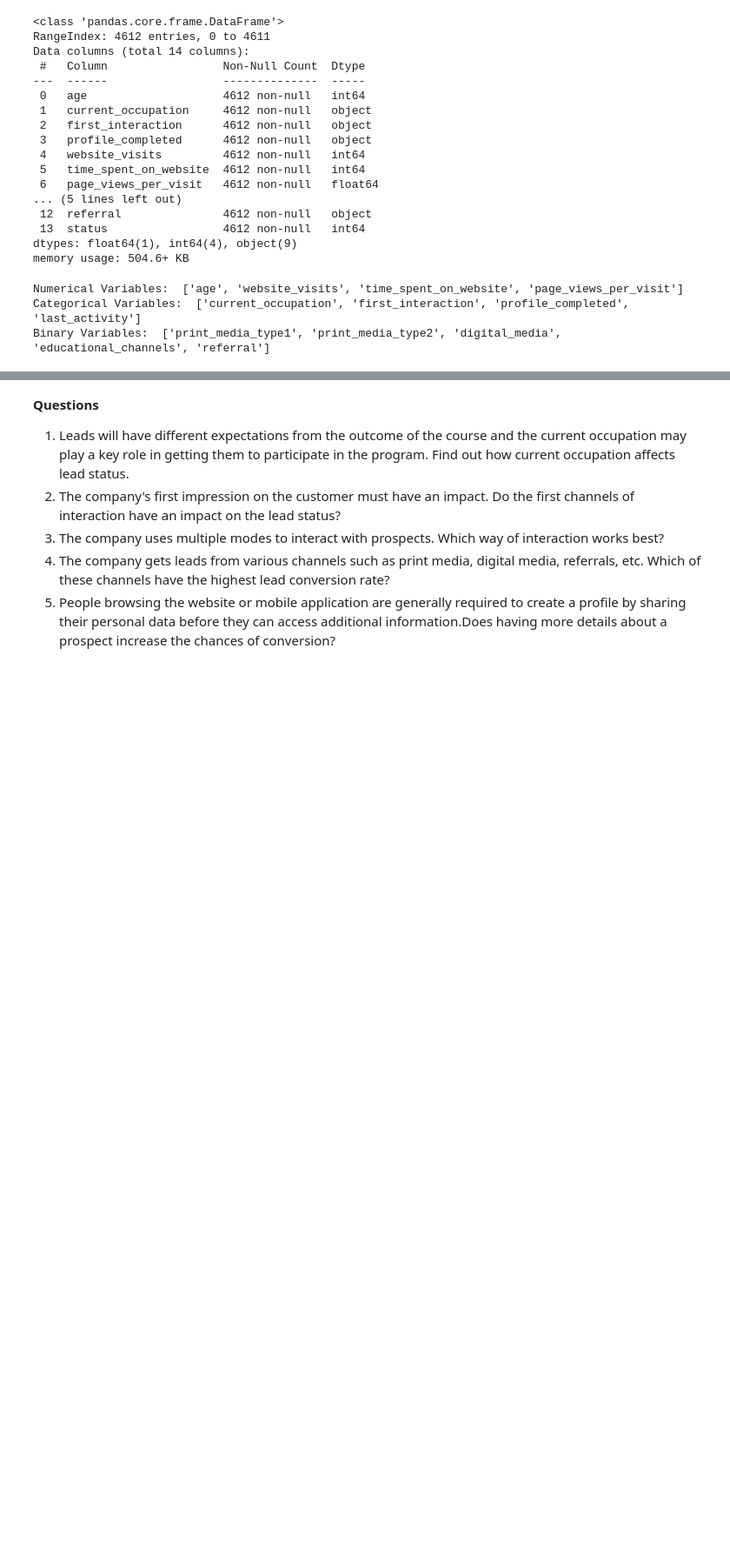
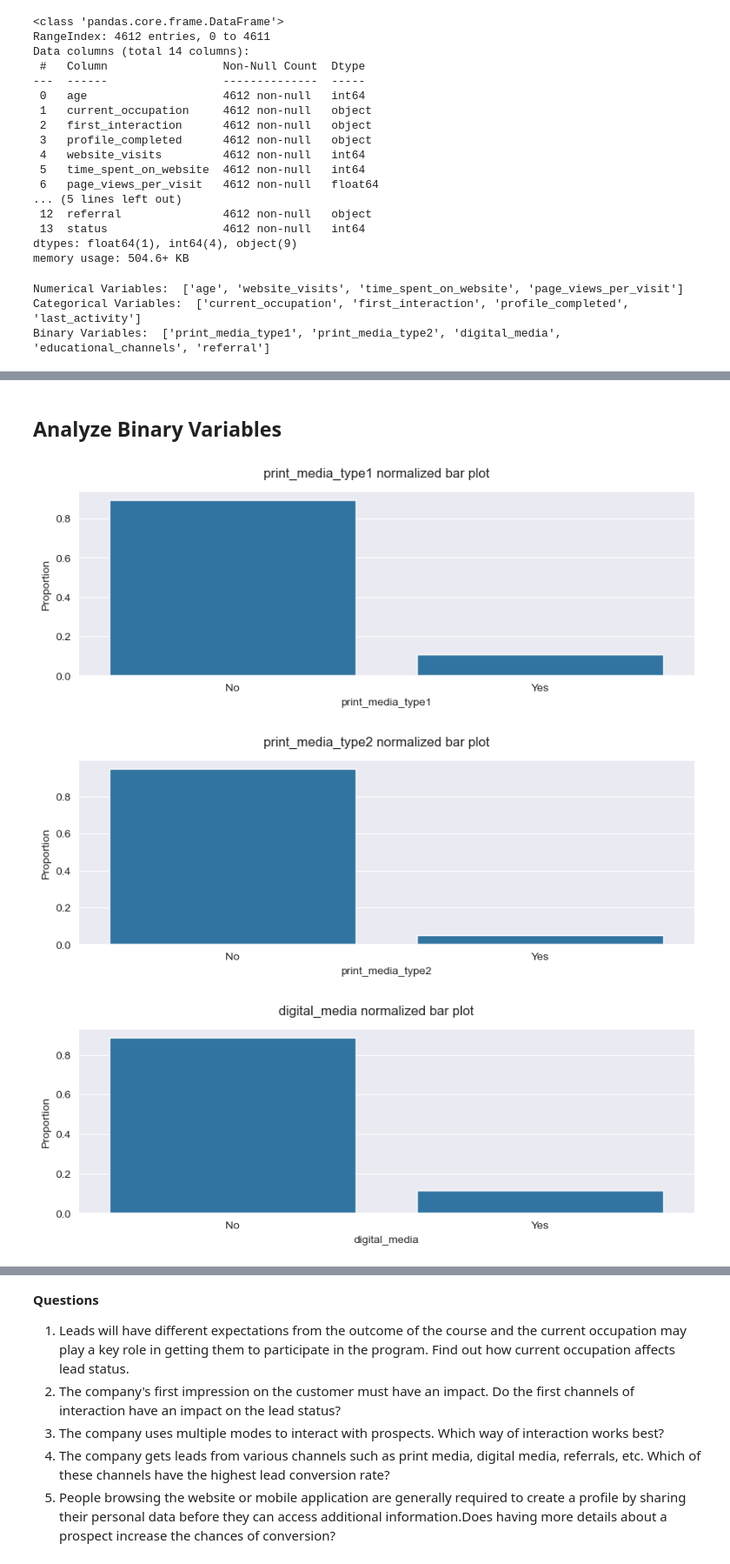
Before and after one commit to johnxbullock/edTech-analysis, a Jupyter notebook: PotentialCustomersPrediction.ipynb, the cells around one changed output, grey strips where cells are left out. Shown at 87% size. Saved outputs shown, nothing was run; the diff lists cells and outputs as text; code cells hidden in the pictures; blank space fills up the shorter version.

```diff
--- a/PotentialCustomersPrediction.ipynb
+++ b/PotentialCustomersPrediction.ipynb
@@ -245,0 +368,26 @@ Binary Variables:  ['print_media_type1', 'print_media_type2', 'digital_media', '
+# %% [markdown]
+## Analyze Binary Variables
+# %%
+# function to create bar plots for the binary variables
+def analyze_binary(binary_df: pd.DataFrame):
+
+    # loop through the columns of the dataframe
+    for col in binary_df.columns:
+        plt.figure(figsize=(10, 3))
+
+        plt.suptitle(f"{col} normalized bar plot")
+
+        # use value counts to get the proportions of Yes and No
+        bin_vals: pd.Series = df[col].value_counts(normalize=True)
+
+        # create a dataframe using the proportions
+        bin_df = pd.DataFrame({col: bin_vals.index, 'Proportion' : bin_vals.values})
+
+        sns.barplot(data=bin_df, x=col, y='Proportion')
+# %%
+# view a countplot for the binary variables
+analyze_binary(df[binary_vars])
+# %% [output]
+[figure, added]
+[figure, added]
+[figure, added]
```
Also changed, not shown: parts of 76 cells of this notebook.
